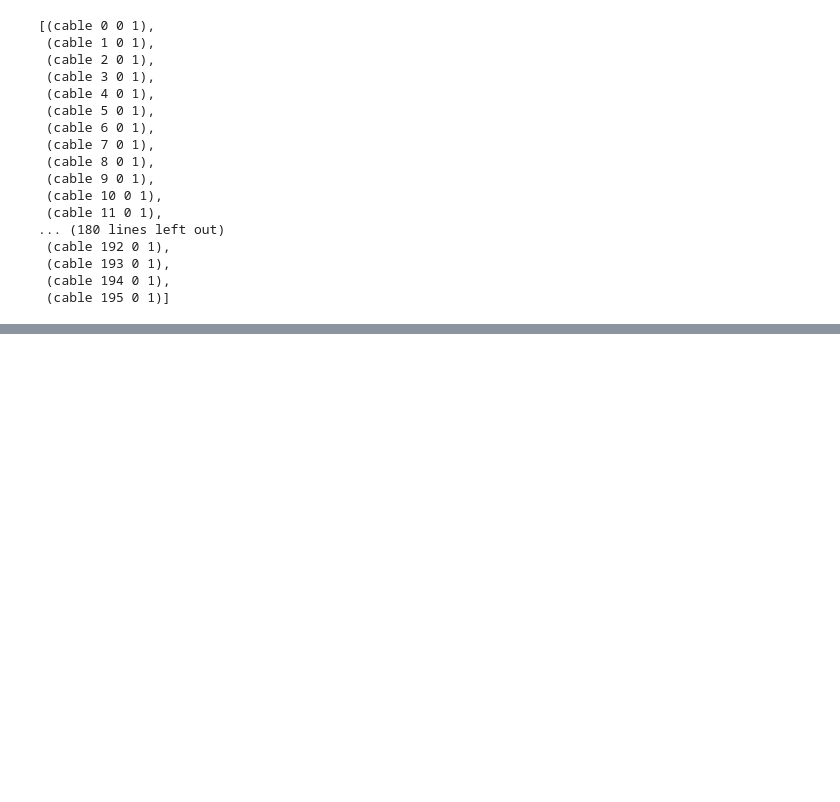
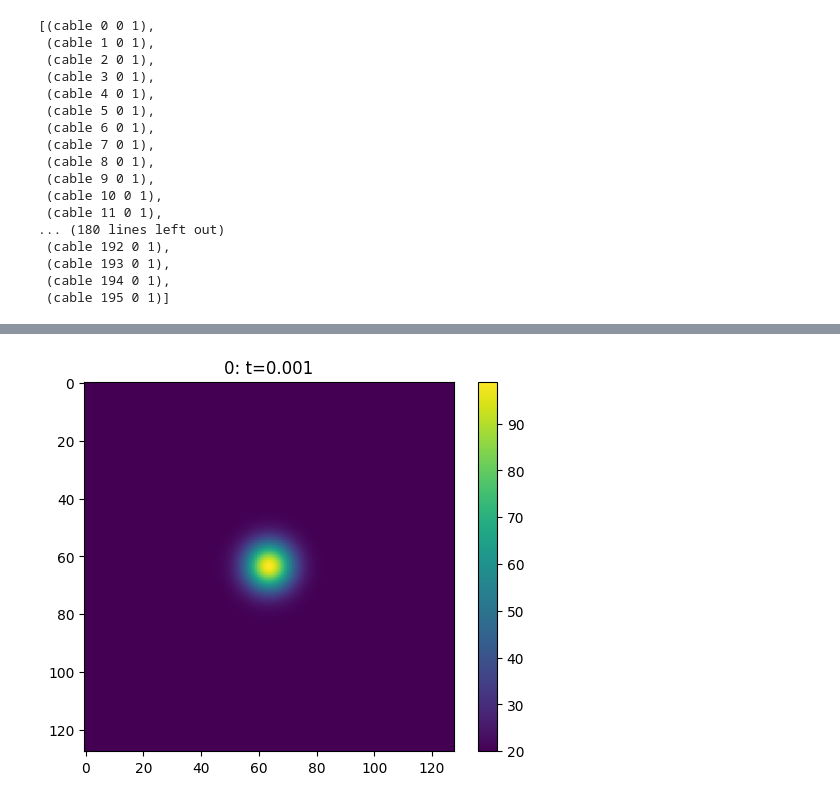
Before and after one commit to thorstenhater/sap, a Jupyter notebook: src/adi.ipynb, the cells around one changed output, grey strips where cells are left out. Saved outputs shown, nothing was run; the diff lists cells and outputs as text; code cells hidden in the pictures; blank space fills up the shorter version.

```diff
--- a/src/adi.ipynb
+++ b/src/adi.ipynb
@@ -596,0 +657,86 @@ cell.cables('(all)')
+# %%
+def construct_matrices(n, alpha):
+    # This is the matrix for the explicit update on the RHS
+    AR = (
+        np.diag((1 - alpha) * np.ones(n))
+        + np.diag(alpha / 2 * np.ones(n - 1), k=1)
+        + np.diag(alpha / 2 * np.ones(n - 1), k=-1)
+    )
+
+    # and for the implicit update on the LHS
+    b = 1 + alpha * np.ones(n)
+    a = -alpha / 2 * np.ones(n)
+    a[0] = 0
+    c = -alpha / 2 * np.ones(n)
+    c[-1] = 0
+    AL = np.row_stack((a, b, c))
+
+    return AL, AR
+# %%
+# set up the grid and initial condition
+n = 128
+T = np.zeros((n, n))
+x = np.linspace(0, 1, n)
+dx = x[1] - x[0]
+xx, yy = np.meshgrid(x, x)
+x0 = (0.5, 0.5)  # location of the gaussian
+t0 = 0.001  # initial time
+T = gaussian(xx, yy, x0, t0)
+
+# timesteps
+alpha = 2
+nsteps = 40
+dt = alpha * dx**2
+AL, AR = construct_matrices(n, alpha)
+
+%matplotlib
+plt.imshow(T)
+plt.title("%d: t=%lg" % (0, t0))
+plt.colorbar()
+plt.show()
+
+Tnew = np.zeros_like(T)
+B = np.zeros_like(T)
+
+# We take twice as many steps here because we are doing half-timesteps
+for i in range(2 * nsteps):
+    # Compute the right-hand side matrix row by row
+    for j in range(n):
+        B[j, :] = AR @ T[j, :]
+
+    # and now solve column by column for the new T
+    for j in range(n):
+        Tnew[:, j] = scipy.linalg.solve_banded((1, 1), AL, B[:, j])
+
+    # take the transpose to swap directions for the next half-step
+    T = Tnew.T
+
+    if i % 2 == 1:
+        ti = t0 + dt * (1 + i // 2)
+        plt.clf()
+        plt.imshow(T)
+        plt.title("%d: t=%lg" % (1 + i // 2, ti))
+        plt.colorbar()
+        plt.show()
+        plt.pause(1e-3)
+
+# compare the result with the analytic one
+ti = t0 + dt * (1 + i // 2)
+delta = (T - gaussian(xx, yy, x0, ti)) / np.max(T)
+print("T range = ", np.min(T), np.max(T))
+print("delta range = ", np.min(delta), np.max(delta))
+
+%matplotlib inline
+plt.clf()
+fig = plt.figure(figsize=(8, 4))
+plt.subplot(121)
+plt.imshow(T)
+plt.title(r"$T$")
+plt.colorbar(shrink=0.7)
+plt.subplot(122)
+plt.imshow(delta)
+plt.title(r"$\Delta T/T$")
+plt.colorbar(shrink=0.7)
+plt.tight_layout()
+plt.show()
+# %% [output]
@@ -596,0 +744 @@ cell.cables('(all)')
+[figure, added]
```
Also changed, not shown: parts of 11 cells of this notebook, 38 other files.
